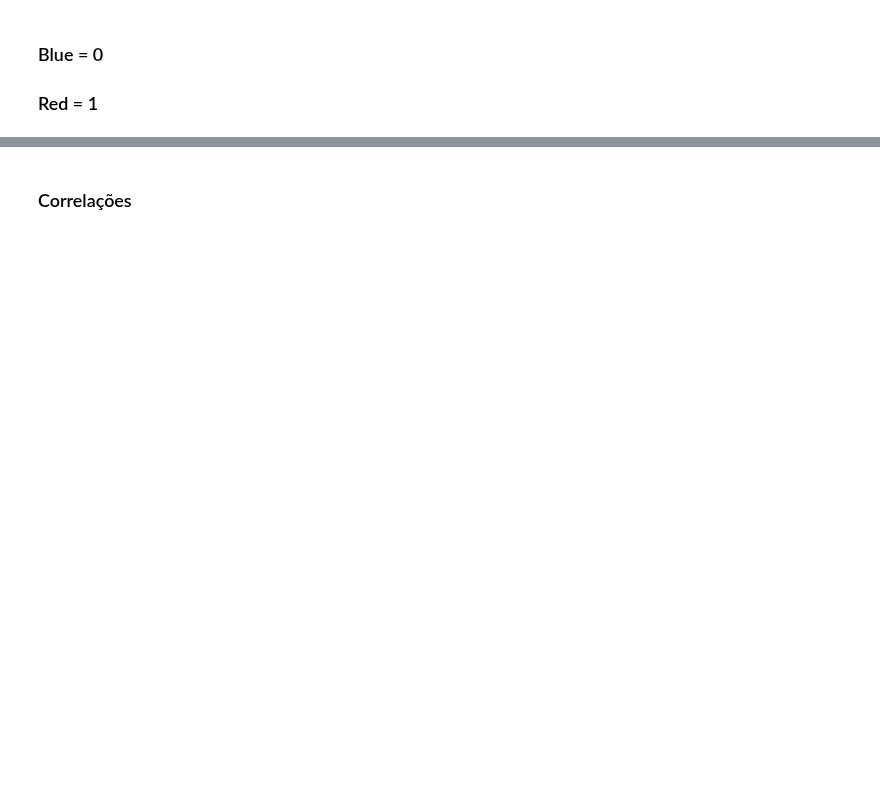
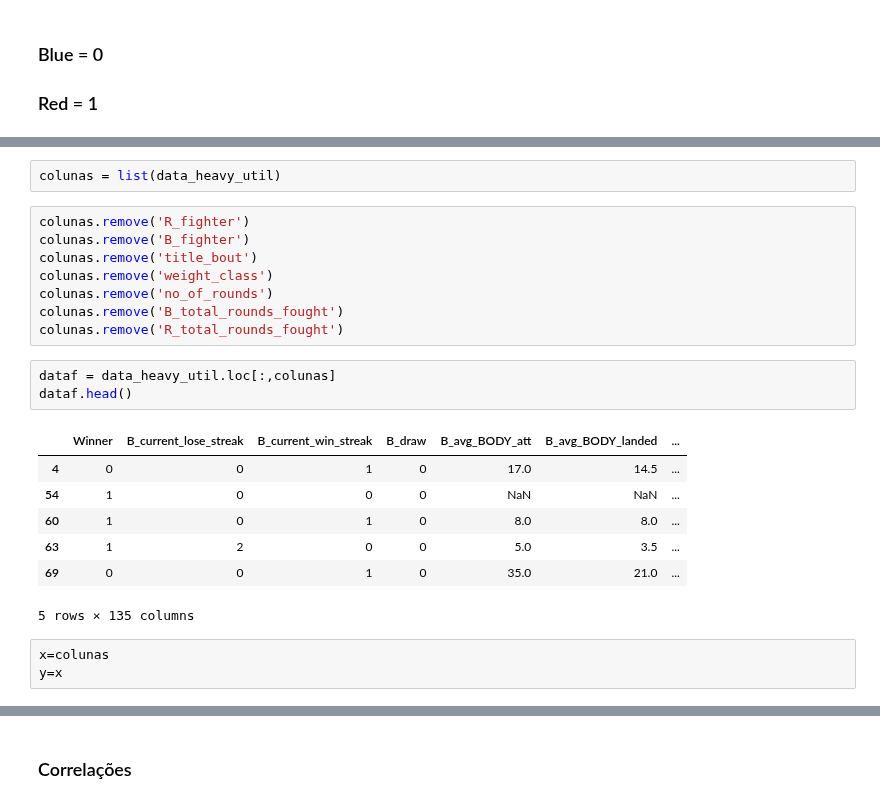
Before and after one commit to VergaraC/Dados_P3, a Jupyter notebook: Projeto3_Sujo/Sujo_Edgard/Projeto3_Sujo_Edgard.ipynb, the cells around one changed output, grey strips where cells are left out. Cells and saved outputs as stored; diff of their text form; blank space fills up the shorter version.

```diff
--- a/Projeto3_Sujo/Sujo_Edgard/Projeto3_Sujo_Edgard.ipynb
+++ b/Projeto3_Sujo/Sujo_Edgard/Projeto3_Sujo_Edgard.ipynb
@@ -52,0 +64,24 @@ data_heavy.head()
+# %%
+colunas = list(data_heavy_util)
+# %%
+colunas.remove('R_fighter')
+colunas.remove('B_fighter')
+colunas.remove('title_bout')
+colunas.remove('weight_class')
+colunas.remove('no_of_rounds')
+colunas.remove('B_total_rounds_fought')
+colunas.remove('R_total_rounds_fought')
+# %%
+dataf = data_heavy_util.loc[:,colunas]
+dataf.head()
+# %% [output]
+|  | Winner | B_current_lose_streak | B_current_win_streak | B_draw | B_avg_BODY_att | B_avg_BODY_landed | ... |
+| 4 | 0 | 0 | 1 | 0 | 17.0 | 14.5 | ... |
+| 54 | 1 | 0 | 0 | 0 | NaN | NaN | ... |
+| 60 | 1 | 0 | 1 | 0 | 8.0 | 8.0 | ... |
+| 63 | 1 | 2 | 0 | 0 | 5.0 | 3.5 | ... |
+| 69 | 0 | 0 | 1 | 0 | 35.0 | 21.0 | ... |
+5 rows × 135 columns
+# %%
+x=colunas
+y=x
```
Also changed, not shown: parts of 11 cells of this notebook.
